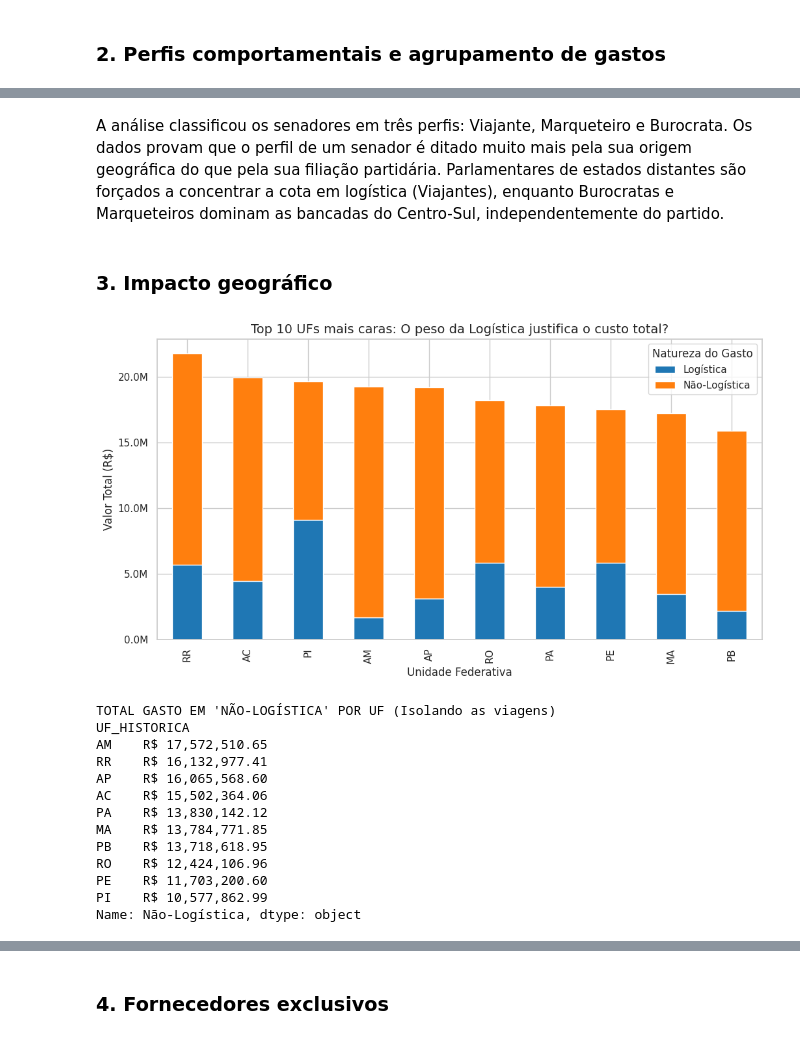
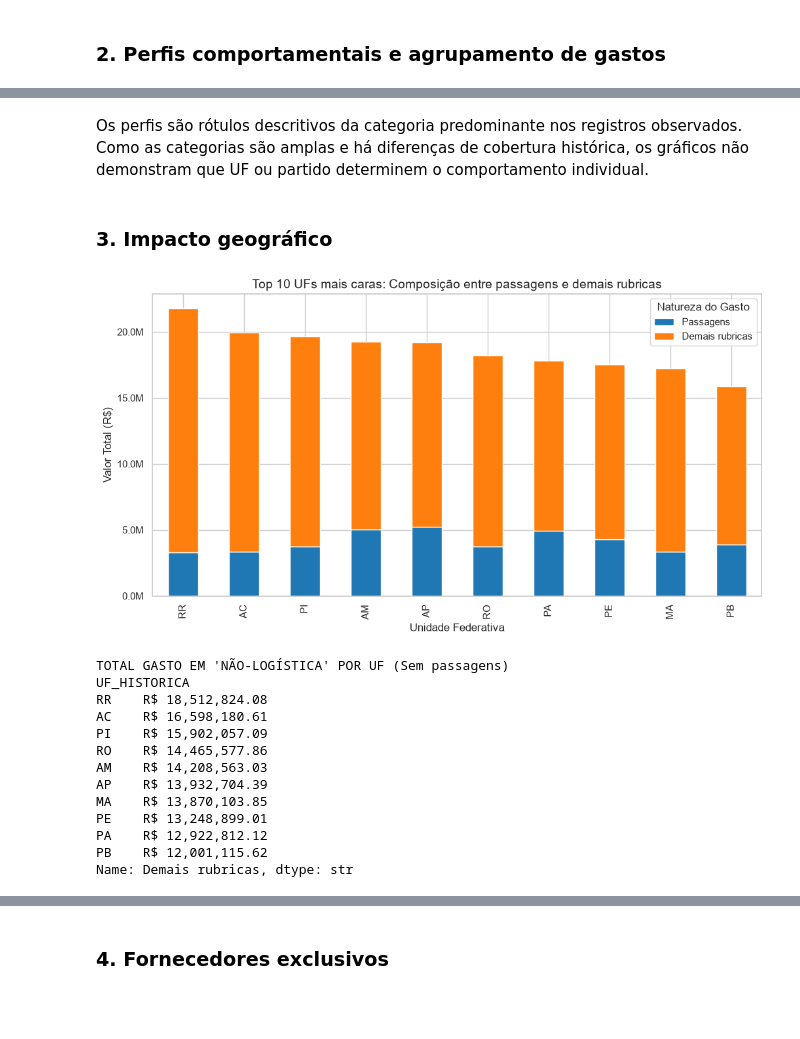
Before and after one commit to rafaalathais/analise-gasto-parlamentar, a Jupyter notebook: notebook_gasto_parlamentar.ipynb, the cells around one changed output, grey strips where cells are left out. Drawn from its saved outputs; the diff is of its cells as text; code cells hidden in the pictures; blank space fills up the shorter version.

```diff
--- a/notebook_gasto_parlamentar.ipynb
+++ b/notebook_gasto_parlamentar.ipynb
@@ -767,0 +730,22 @@ A elevação expressiva dos gastos entre 2010 e 2011 pode estar relacionada a um
+# %%
+import json
+dados_ipca = json.loads((CACHE / 'ipca_1737_2008_2025.json').read_text(encoding='utf-8'))
+ipca_mensal = pd.DataFrame(dados_ipca[1:])
+assert ipca_mensal.D2C.eq('2266').all()
+indice_ipca = pd.to_numeric(ipca_mensal.set_index('D3C').V, errors='coerce')
+meses_esperados = pd.period_range('2008-01', '2025-12', freq='M').strftime('%Y%m')
+assert len(indice_ipca) == 216 and set(indice_ipca.index) == set(meses_esperados)
+assert indice_ipca.gt(0).all() and indice_ipca.index.is_unique
+despesas['MES_COMPETENCIA'] = pd.to_datetime(dict(year=despesas.ANO, month=despesas['MÊS'], day=1))
+despesas['FATOR_IPCA'] = despesas.MES_COMPETENCIA.dt.strftime('%Y%m').map(indice_ipca.rdiv(indice_ipca.loc['202512']))
+despesas['VALOR_CORRIGIDO'] = despesas.VALOR_REEMBOLSADO * despesas.FATOR_IPCA
+assert despesas.FATOR_IPCA.notna().all()
+assert despesas.loc[despesas.MES_COMPETENCIA.eq(pd.Timestamp('2025-12-01')), 'FATOR_IPCA'].eq(1).all()
+gastos_por_ano = despesas.groupby('ANO', as_index=False).VALOR_CORRIGIDO.sum()
+plt.figure(figsize=(12, 5))
+sns.lineplot(data=gastos_por_ano, x='ANO', y='VALOR_CORRIGIDO', marker='o')
+plt.title('Gastos corrigidos pelo IPCA mensal, 2008-2025')
+plt.xlabel('Ano de competência')
+plt.ylabel('R$ de dezembro de 2025')
+plt.tight_layout()
+plt.show()
@@ -1119,48 +1107,48 @@ plt.show()
-# %% [markdown]
-A análise classificou os senadores em três perfis: Viajante, Marqueteiro e Burocrata. Os dados provam que o perfil de um senador é ditado muito mais pela sua origem geográfica do que pela sua filiação partidária. Parlamentares de estados distantes são forçados a concentrar a cota em logística (Viajantes), enquanto Burocratas e Marqueteiros dominam as bancadas do Centro-Sul, independentemente do partido.
+# %% [markdown]
+Os perfis são rótulos descritivos da categoria predominante nos registros observados. Como as categorias são amplas e há diferenças de cobertura histórica, os gráficos não demonstram que UF ou partido determinem o comportamento individual.
 # %% [markdown]
 ### 3. Impacto geográfico
 # %%
 import numpy as np
 
 categorias_logistica = [
     'Passagens aéreas, aquáticas e terrestres',
     'Locomoção, hospedagem, alimentação, combustíveis e lubrificantes'
 ]
 
 despesas_validas['CATEGORIA_MACRO'] = np.where(
-    despesas_validas['TIPO_DESPESA_PADRONIZADO'].isin(categorias_logistica),
-    'Logística',
-    'Não-Logística'
+    despesas_validas['TIPO_DESPESA_PADRONIZADO'].astype('string').str.startswith('Passagens', na=False),
+    'Passagens',
+    'Demais rubricas'
 )
 
 gastos_uf_macro = despesas_validas.groupby(['UF_HISTORICA', 'CATEGORIA_MACRO'])['VALOR_REEMBOLSADO'].sum().unstack(fill_value=0)
 gastos_uf_macro['Custo_Total'] = gastos_uf_macro.sum(axis=1)
 
 gastos_uf_macro = gastos_uf_macro.sort_values('Custo_Total', ascending=False).head(10)
 
-ax = gastos_uf_macro[['Logística', 'Não-Logística']].plot(kind='bar', stacked=True, figsize=(12, 6), color=['#1f77b4', '#ff7f0e'])
-plt.title('Top 10 UFs mais caras: O peso da Logística justifica o custo total?', fontsize=14)
+ax = gastos_uf_macro[['Passagens', 'Demais rubricas']].plot(kind='bar', stacked=True, figsize=(12, 6), color=['#1f77b4', '#ff7f0e'])
+plt.title('Top 10 UFs mais caras: Composição entre passagens e demais rubricas', fontsize=14)
 plt.ylabel('Valor Total (R$)')
 plt.xlabel('Unidade Federativa')
 plt.gca().yaxis.set_major_formatter(plt.FuncFormatter(lambda x, loc: f"{x/1e6:.1f}M"))
 plt.legend(title='Natureza do Gasto')
 plt.show()
 
-print("TOTAL GASTO EM 'NÃO-LOGÍSTICA' POR UF (Isolando as viagens)")
-print(gastos_uf_macro.sort_values('Não-Logística', ascending=False)['Não-Logística'].apply(lambda x: f"R$ {x:,.2f}"))
+print("TOTAL GASTO EM 'NÃO-LOGÍSTICA' POR UF (Sem passagens)")
+print(gastos_uf_macro.sort_values('Demais rubricas', ascending=False)['Demais rubricas'].apply(lambda x: f"R$ {x:,.2f}"))
 # %% [output]
-[figure, old version]
+[figure, new version]
-TOTAL GASTO EM 'NÃO-LOGÍSTICA' POR UF (Isolando as viagens)
+TOTAL GASTO EM 'NÃO-LOGÍSTICA' POR UF (Sem passagens)
 UF_HISTORICA
-AM    R$ 17,572,510.65
-RR    R$ 16,132,977.41
-AP    R$ 16,065,568.60
-AC    R$ 15,502,364.06
-PA    R$ 13,830,142.12
-MA    R$ 13,784,771.85
-PB    R$ 13,718,618.95
-RO    R$ 12,424,106.96
-PE    R$ 11,703,200.60
-PI    R$ 10,577,862.99
-Name: Não-Logística, dtype: object
+RR    R$ 18,512,824.08
+AC    R$ 16,598,180.61
+PI    R$ 15,902,057.09
+RO    R$ 14,465,577.86
+AM    R$ 14,208,563.03
+AP    R$ 13,932,704.39
+MA    R$ 13,870,103.85
+PE    R$ 13,248,899.01
+PA    R$ 12,922,812.12
+PB    R$ 12,001,115.62
+Name: Demais rubricas, dtype: str
```
Also changed, not shown: parts of 92 cells of this notebook.
